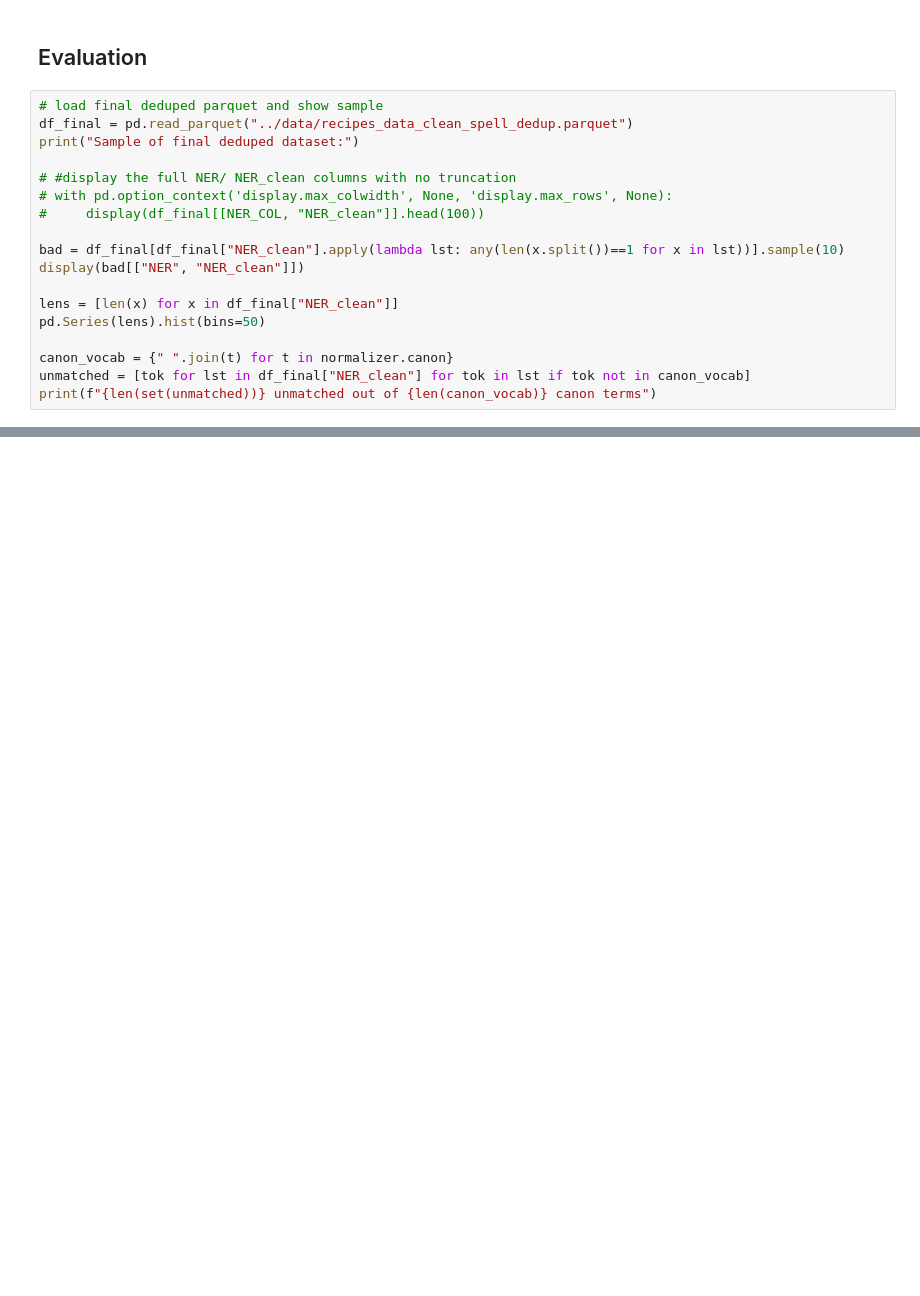
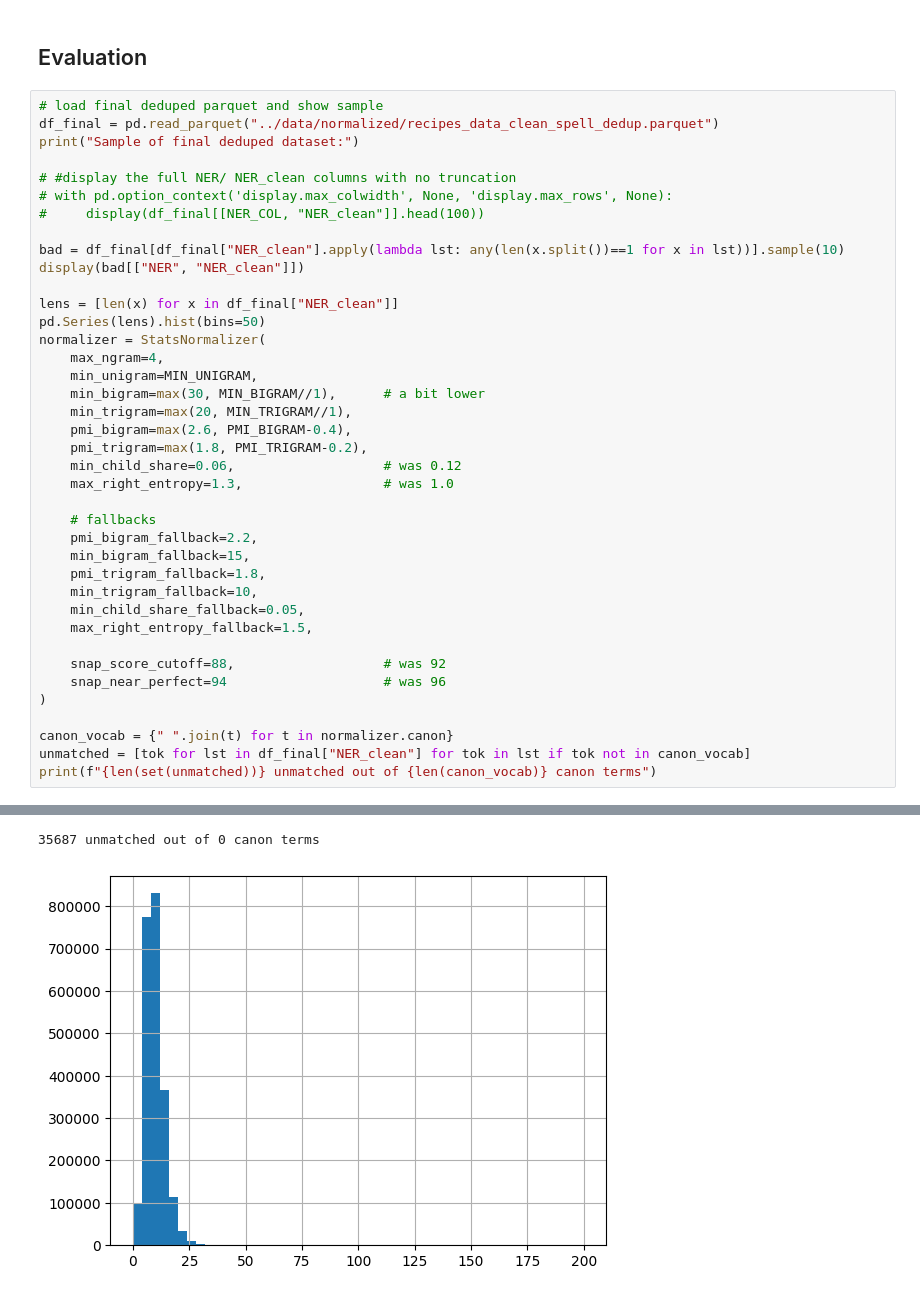
Before and after one commit to LP88888/699-capstone-team14, a Jupyter notebook: notebooks/normalization.ipynb, the cells around one changed output, grey strips where cells are left out. Saved outputs shown, nothing was run; the diff lists cells and outputs as text; blank space fills up the shorter version.

```diff
--- a/notebooks/normalization.ipynb
+++ b/notebooks/normalization.ipynb
@@ -1050,7 +1052,7 @@ Error:
 ## Evaluation
 # %%
 # load final deduped parquet and show sample
-df_final = pd.read_parquet("../data/recipes_data_clean_spell_dedup.parquet")
+df_final = pd.read_parquet("../data/normalized/recipes_data_clean_spell_dedup.parquet")
 print("Sample of final deduped dataset:")
 
 # #display the full NER/ NER_clean columns with no truncation
@@ -1062,7 +1064,29 @@ display(bad[["NER", "NER_clean"]])
 
 lens = [len(x) for x in df_final["NER_clean"]]
 pd.Series(lens).hist(bins=50)
+normalizer = StatsNormalizer(
+    max_ngram=4,
+    min_unigram=MIN_UNIGRAM,
+    min_bigram=max(30, MIN_BIGRAM//1),      # a bit lower
+    min_trigram=max(20, MIN_TRIGRAM//1),
+    pmi_bigram=max(2.6, PMI_BIGRAM-0.4),
+    pmi_trigram=max(1.8, PMI_TRIGRAM-0.2),
+    min_child_share=0.06,                   # was 0.12
+    max_right_entropy=1.3,                  # was 1.0
+
+    # fallbacks
+    pmi_bigram_fallback=2.2,
+    min_bigram_fallback=15,
+    pmi_trigram_fallback=1.8,
+    min_trigram_fallback=10,
+    min_child_share_fallback=0.05,
+    max_right_entropy_fallback=1.5,
+
+    snap_score_cutoff=88,                   # was 92
+    snap_near_perfect=94                    # was 96
+)
 
 canon_vocab = {" ".join(t) for t in normalizer.canon}
 unmatched = [tok for lst in df_final["NER_clean"] for tok in lst if tok not in canon_vocab]
 print(f"{len(set(unmatched))} unmatched out of {len(canon_vocab)} canon terms")
+# %% [output]
@@ -1069,3 +1105,5 @@ print(f"{len(set(unmatched))} unmatched out of {len(canon_vocab)} canon terms")
+35687 unmatched out of 0 canon terms
+[figure, added]
 # %%
 import pandas as pd
 
```
Also changed, not shown: parts of 4 cells of this notebook, 4 other files.
